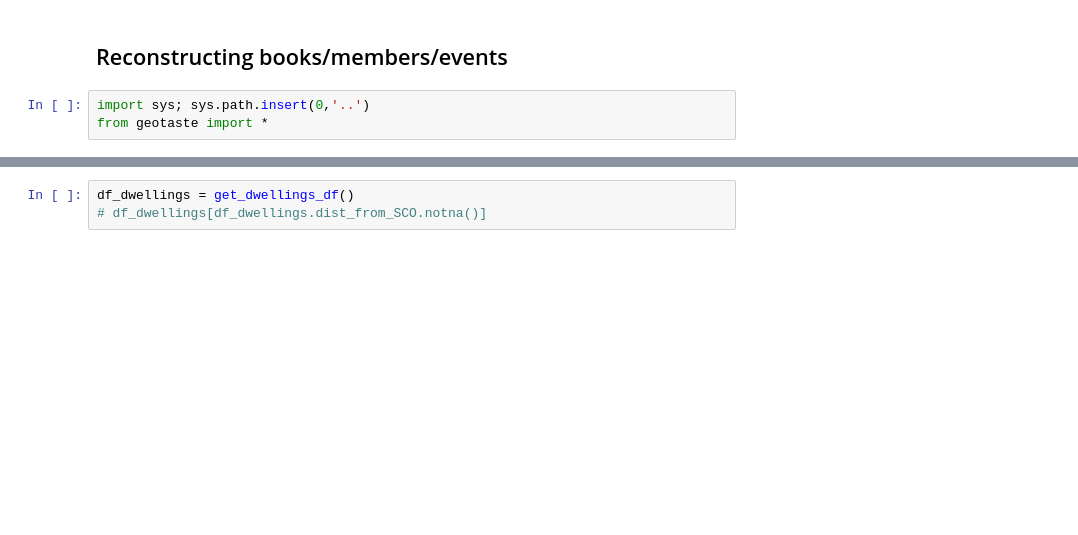
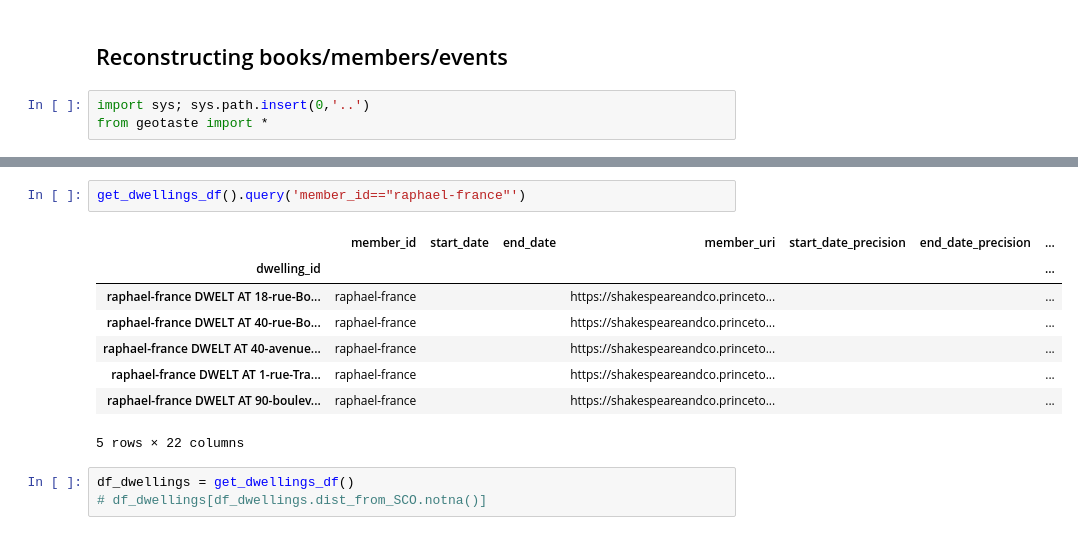
Before and after one commit to Princeton-CDH/geotaste, a Jupyter notebook: notebooks/2023-04-13. Finishing data synthesis.ipynb, the cells around one changed output, grey strips where cells are left out. Saved outputs shown, nothing was run; the diff lists cells and outputs as text; blank space fills up the shorter version.

```diff
--- a/notebooks/2023-04-13. Finishing data synthesis.ipynb
+++ b/notebooks/2023-04-13. Finishing data synthesis.ipynb
@@ -39,3 +30,14 @@ get_combined_df()
+# %%
+get_dwellings_df().query('member_id=="raphael-france"')
+# %% [output]
+|  | member_id | start_date | end_date | member_uri | start_date_precision | end_date_precision | ... |
+| dwelling_id |  |  |  |  |  |  | ... |
+| raphael-france DWELT AT 18-rue-Bo... | raphael-france |  |  | https://shakespeareandco.princeto... |  |  | ... |
+| raphael-france DWELT AT 40-rue-Bo... | raphael-france |  |  | https://shakespeareandco.princeto... |  |  | ... |
+| raphael-france DWELT AT 40-avenue... | raphael-france |  |  | https://shakespeareandco.princeto... |  |  | ... |
+| raphael-france DWELT AT 1-rue-Tra... | raphael-france |  |  | https://shakespeareandco.princeto... |  |  | ... |
+| raphael-france DWELT AT 90-boulev... | raphael-france |  |  | https://shakespeareandco.princeto... |  |  | ... |
+5 rows × 22 columns
 # %%
 df_dwellings = get_dwellings_df()
 # df_dwellings[df_dwellings.dist_from_SCO.notna()]
```
Also changed, not shown: parts of 5 cells of this notebook, 11 other files.
